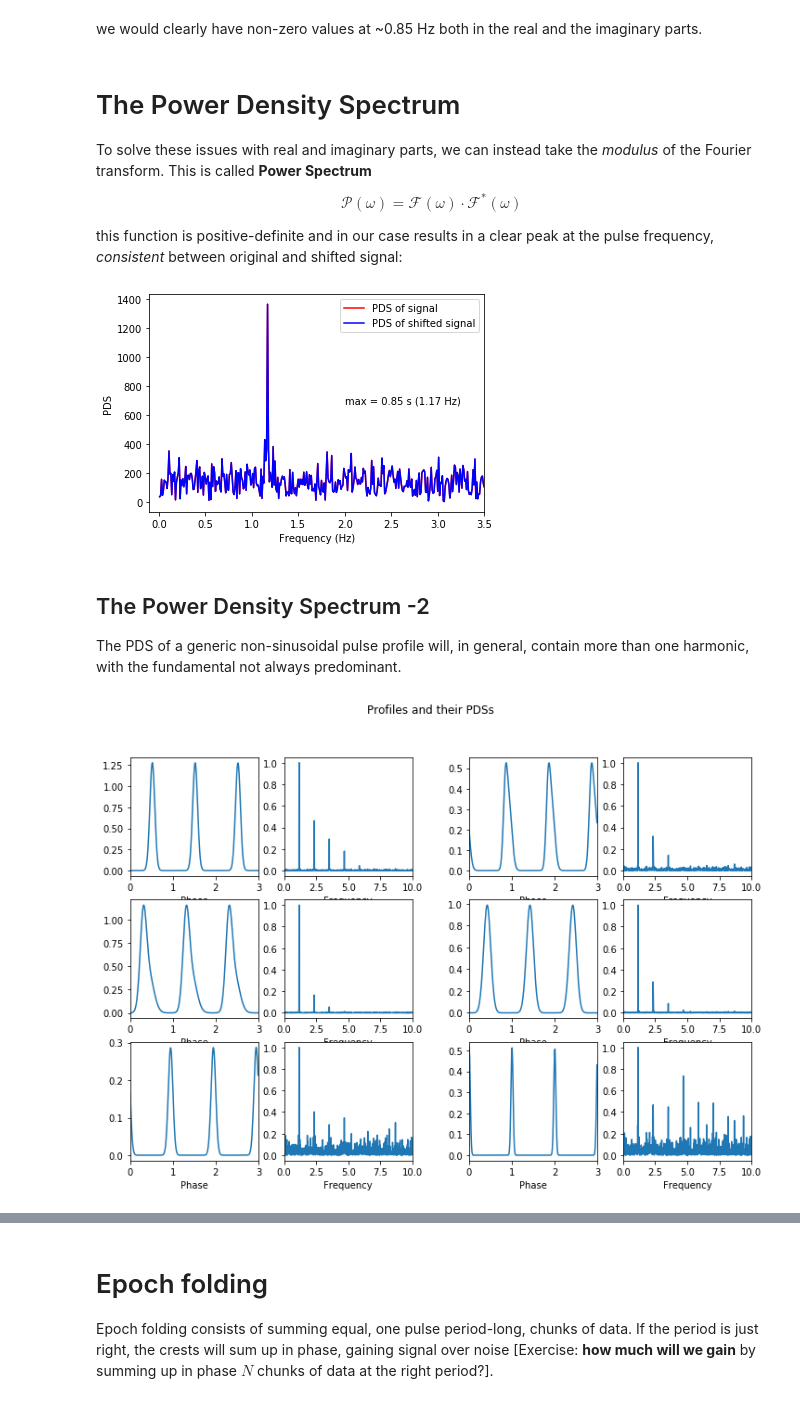
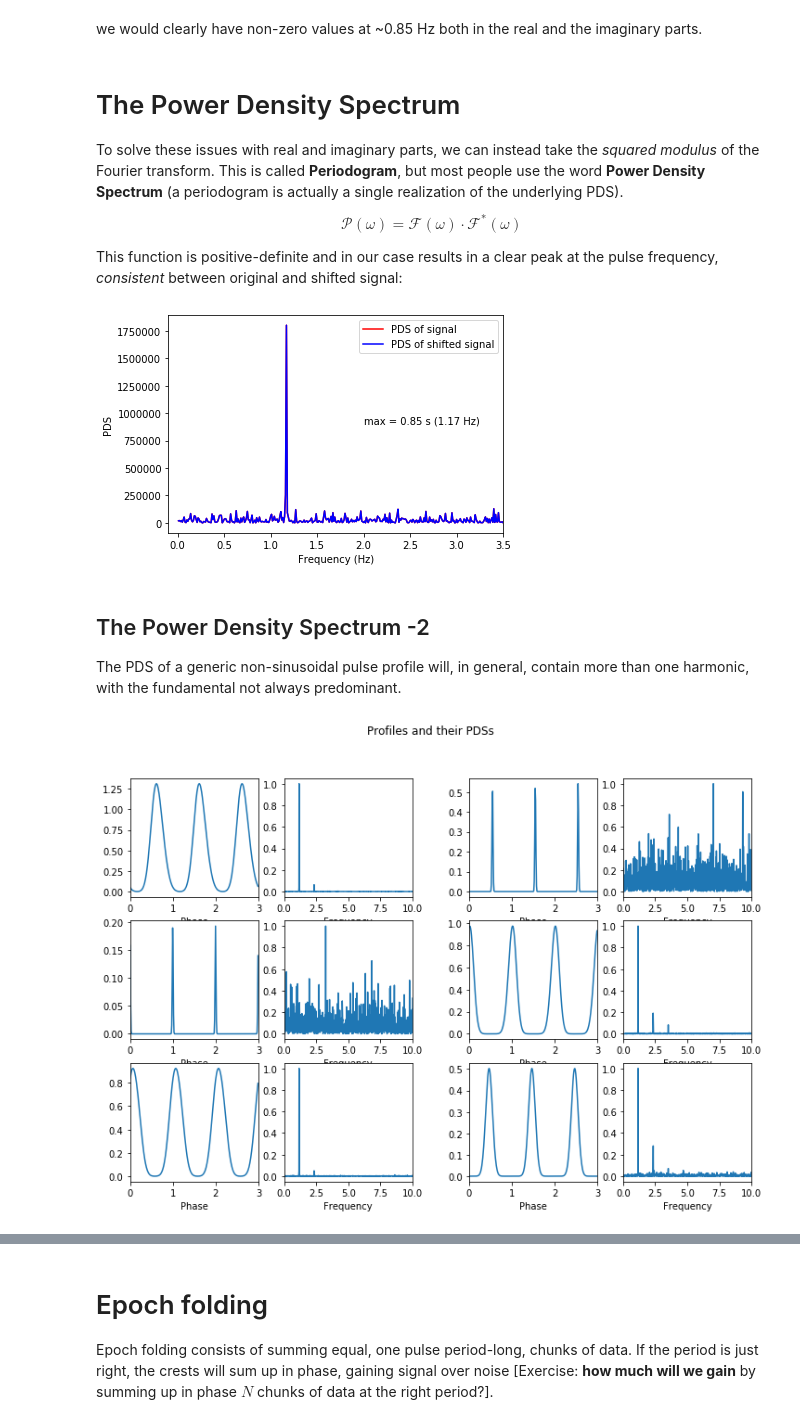
Before and after one commit to carmensg/IAA_School2019, a Jupyter notebook: lectures/Day4-FourierMethods/1_Introduction_to_pulsar_timing.ipynb, the cells around one changed output, grey strips where cells are left out. Saved outputs shown, nothing was run; the diff lists cells and outputs as text; code cells hidden in the pictures.

```diff
--- a/lectures/Day4-FourierMethods/1_Introduction_to_pulsar_timing.ipynb
+++ b/lectures/Day4-FourierMethods/1_Introduction_to_pulsar_timing.ipynb
@@ -148,31 +148,31 @@ we would clearly have non-zero values at ~0.85 Hz both in the real and the imagi
 # %% [markdown]
 # The Power Density Spectrum
 
-To solve these issues with real and imaginary parts, we can instead take the *modulus* of the Fourier transform. This is called **Power Spectrum**
+To solve these issues with real and imaginary parts, we can instead take the *squared modulus* of the Fourier transform. This is called **Periodogram**, but most people use the word **Power Density Spectrum** (a periodogram is actually a single realization of the underlying PDS).
 
 \begin{equation}
 \mathcal{P}(\omega) = \mathcal{F}(\omega) \cdot \mathcal{F}^*(\omega)
 \end{equation}
 
-this function is positive-definite and in our case results in a clear peak at the pulse frequency, *consistent* between original and shifted signal:
+This function is positive-definite and in our case results in a clear peak at the pulse frequency, *consistent* between original and shifted signal:
 # %%
-pds = np.abs(ft)
-pds_shift = np.abs(ft_shift)
+pds = np.abs(ft*ft.conj())
+pds_shift = np.abs(ft_shift*ft_shift.conj())
 
 fmax = freqs[np.argmax(pds)]
 pmax = 1 / fmax
 
 # PLOTTING ---------------------------------
 plt.plot(freqs, pds, 'r-', label='PDS of signal')
 plt.plot(freqs_shift, pds_shift, 'b-', label='PDS of shifted signal')
 a = plt.legend()
 a = plt.xlabel('Frequency (Hz)')
 a = plt.ylabel('PDS')
 plt.xlim([-0.1, 3.5])
 _ = plt.gca().annotate('max = {:.2f} s ({:.2f} Hz)'.format(pmax, fmax), xy=(2., max(pds) / 2))
 # -------------------------------------------
 # %% [output]
-[figure, old version]
+[figure, new version]
 # %% [markdown]
 ## The Power Density Spectrum -2
 
@@ -212,6 +212,7 @@ gs = gridspec.GridSpec(nrows, ncols)
 for c in range(ncols):
     for r in range(nrows):
 # ----------------------------------
+        noise = np.random.normal(noise_amp, noise_stdev, len(time))
 
         lc = generate_profile(time, period)
         lc_noisy = np.random.normal(2 * lc, 0.2) + noise
@@ -237,4 +238,4 @@ for c in range(ncols):
 
         # ----------------------------------
 # %% [output]
-[figure, old version]
+[figure, new version]
```
Also changed, not shown: parts of 5 cells of this notebook, 4 other files.
